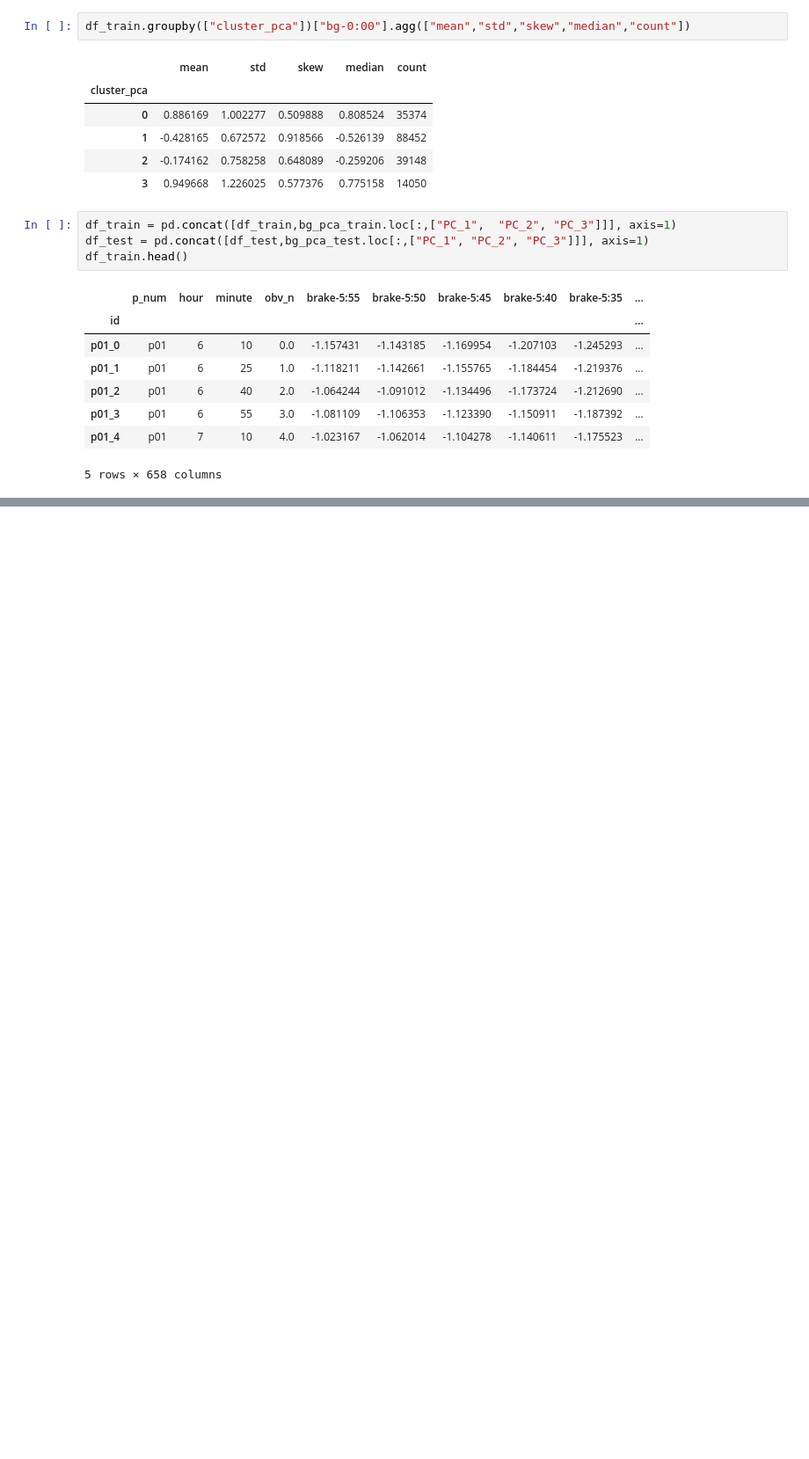
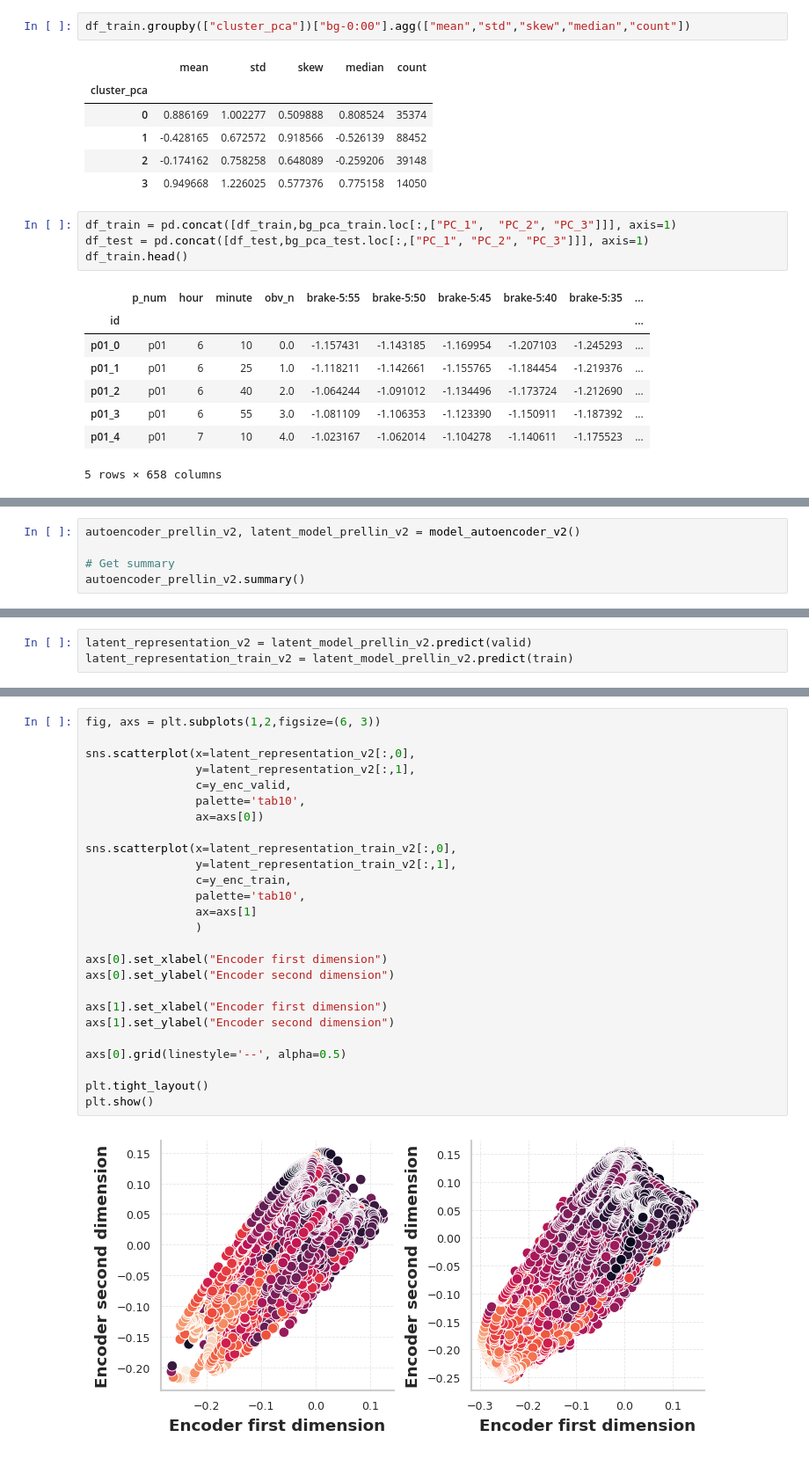
Before and after one commit to fabriziobasso/Colab_backup, a Jupyter notebook: File_00_Clusters.ipynb, the cells around one changed output, grey strips where cells are left out. Shown at 88% size. Saved outputs shown, nothing was run; the diff lists cells and outputs as text; blank space fills up the shorter version.

```diff
--- a/File_00_Clusters.ipynb
+++ b/File_00_Clusters.ipynb
@@ -877,0 +1049,5 @@ bg_pca_train
+# %%
+autoencoder_prellin_v2, latent_model_prellin_v2 = model_autoencoder_v2()
+
+# Get summary
+autoencoder_prellin_v2.summary()
@@ -877,0 +1138,3 @@ bg_pca_train
+# %%
+latent_representation_v2 = latent_model_prellin_v2.predict(valid)
+latent_representation_train_v2 = latent_model_prellin_v2.predict(train)
@@ -877,0 +1144,28 @@ bg_pca_train
+# %%
+fig, axs = plt.subplots(1,2,figsize=(6, 3))
+
+sns.scatterplot(x=latent_representation_v2[:,0],
+                y=latent_representation_v2[:,1],
+                c=y_enc_valid,
+                palette='tab10',
+                ax=axs[0])
+
+sns.scatterplot(x=latent_representation_train_v2[:,0],
+                y=latent_representation_train_v2[:,1],
+                c=y_enc_train,
+                palette='tab10',
+                ax=axs[1]
+                )
+
+axs[0].set_xlabel("Encoder first dimension")
+axs[0].set_ylabel("Encoder second dimension")
+
+axs[1].set_xlabel("Encoder first dimension")
+axs[1].set_ylabel("Encoder second dimension")
+
+axs[0].grid(linestyle='--', alpha=0.5)
+
+plt.tight_layout()
+plt.show()
+# %% [output]
+[figure, added]
```
Also changed, not shown: parts of 54 cells of this notebook.
